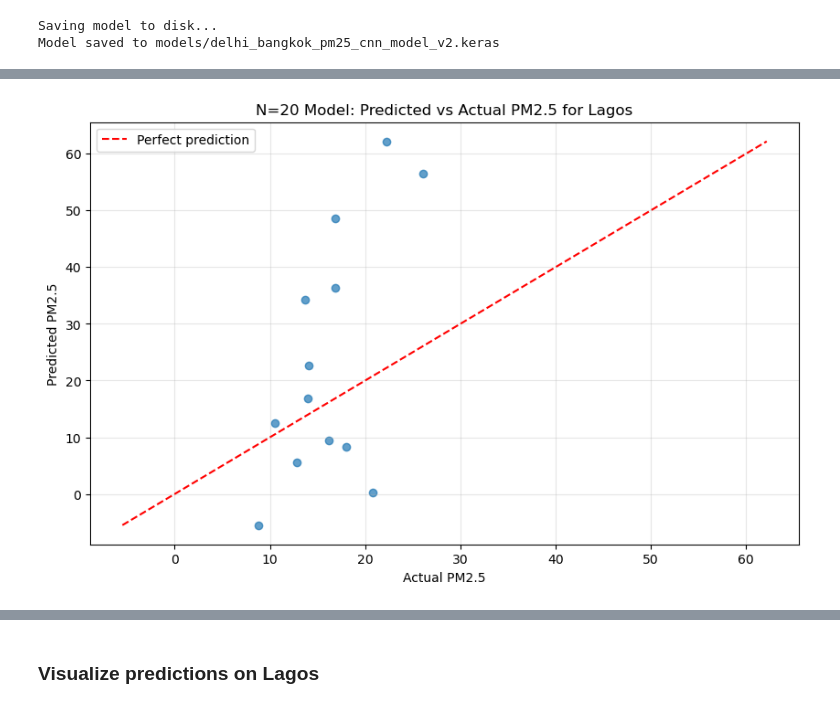
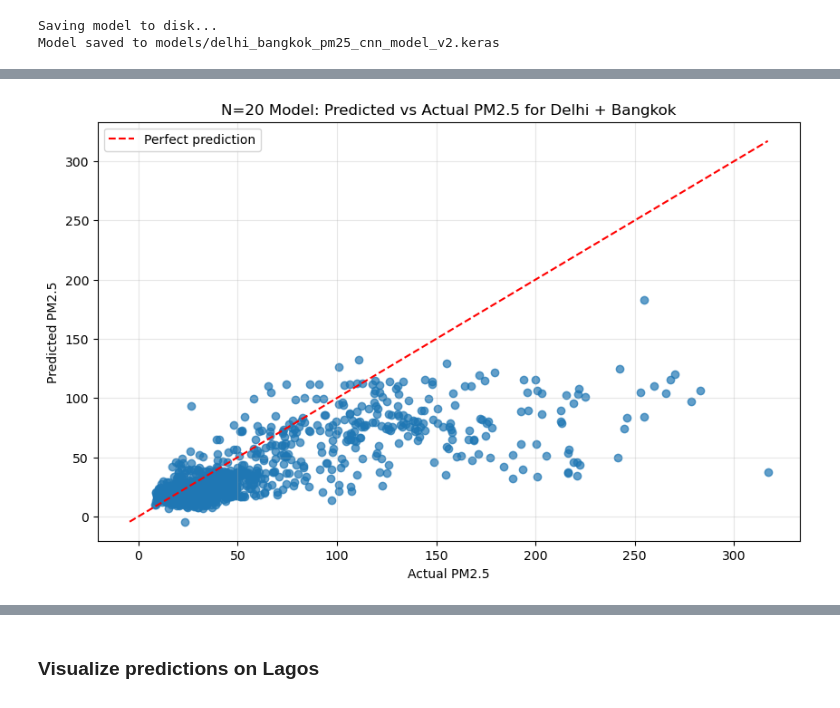
Before and after one commit to sabrinahu5/stat288-final-project, a Jupyter notebook: gee_processing.ipynb, the cells around one changed output, grey strips where cells are left out. Cells and saved outputs as stored; diff of their text form; code cells hidden in the pictures.

```diff
--- a/gee_processing.ipynb
+++ b/gee_processing.ipynb
@@ -665,7 +544,7 @@ train_labels = pd.concat([delhi_labels, bangkok_labels], ignore_index=True)
 # %%
 # Use isoyear and isoweek to merge patches and labels
 
-for df in [train_patches, train_labels, lagos_patches, lagos_labels, accra_patches, accra_labels]:
+for df in [train_patches, train_labels, lagos_patches, lagos_labels, accra_patches, accra_labels, taipei_patches, taipei_labels]:
     df['week_dt'] = pd.to_datetime(df['week'], errors='coerce')
     df['iso_year'] = df['week_dt'].dt.isocalendar().year
     df['iso_week'] = df['week_dt'].dt.isocalendar().week
@@ -690,6 +569,13 @@ lagos_merged = pd.merge(
     on=['sid', 'iso_year', 'iso_week'],
     how='inner'
 )
+
+# Taipei data: for evaluation
+taipei_merged = pd.merge(
+    taipei_patches, taipei_labels,
+    on=['sid', 'iso_year', 'iso_week'],
+    how='inner'
+)
 # %%
 print(len(train_merged))
 print(len(accra_merged))
@@ -908,10 +844,14 @@ for train_idx, test_idx in splitter.split(accra_merged, accra_merged['year']):
     accra_train = accra_merged.iloc[train_idx].reset_index(drop=True)
     accra_test  = accra_merged.iloc[test_idx].reset_index(drop=True)
 
+for train_idx, test_idx in splitter.split(taipei_merged, taipei_merged['year']):
+    taipei_train = taipei_merged.iloc[train_idx].reset_index(drop=True)
+    taipei_test  = taipei_merged.iloc[test_idx].reset_index(drop=True)
+
 print("Accra train size:", len(accra_train))
 print("Accra test size: ", len(accra_test))
-print(accra_train['year'].value_counts(normalize=True))
-print(accra_test['year'].value_counts(normalize=True))
+print("Taipei train size:", len(taipei_train))
+print("Taipei test size: ", len(taipei_test))
 # %% [output]
 Accra train size: 342
 Accra test size:  86
@@ -955,0 +860,2 @@ Performance gap: RMSE difference = -10.81
+# %%
+fractions = [0.01, 0.02, 0.05, 0.1, 0.2, 0.5]
@@ -1081,46 +1168,51 @@ Zero-shot RMSE: 20.131624
 # %%
-# Evaluate the model with N=20 on Lagos data
-
-if n20_model is None:
-    print("No model with N=20 found in results.")
-else:
-    # Prepare Lagos data for prediction
-    X_lagos = np.stack(lagos_merged['patch'].values)
-    y_lagos_true = lagos_merged['pm25_mean'].values
-
+# Evaluate the fraction = 0.2 model on different datasets
+def evaluate_model(model, X, y, dataset_name):
     # Make predictions
-    y_lagos_pred = n20_model.predict(X_lagos)
+    y_pred = model.predict(X).flatten()
 
     # Calculate metrics
-    lagos_rmse = np.sqrt(np.mean((y_lagos_pred.flatten() - y_lagos_true) ** 2))
-    lagos_mae = np.mean(np.abs(y_lagos_pred.flatten() - y_lagos_true))
+    rmse = np.sqrt(np.mean((y_pred - y) ** 2))
+    mae = np.mean(np.abs(y_pred - y))
+    r2 = r2_score(y, y_pred)
 
-    print(f"\nPerformance of N=20 model on Lagos data:")
-    print(f"RMSE: {lagos_rmse:.2f}")
-    print(f"MAE: {lagos_mae:.2f}")
+    print(f"\nPerformance of fraction=0.2 model on {dataset_name}:")
+    print(f"RMSE: {rmse:.2f}")
+    print(f"MAE: {mae:.2f}")
+    print(f"R²: {r2:.2f}")
 
-    # Create a scatter plot of predicted vs actual values
+    # Create a scatter plot
     plt.figure(figsize=(10, 6))
-    plt.scatter(y_lagos_true, y_lagos_pred, alpha=0.7)
+    plt.scatter(y, y_pred, alpha=0.7)
 
     # Add perfect prediction line
-    min_val = min(min(y_lagos_true), min(y_lagos_pred))
-    max_val = max(max(y_lagos_true), max(y_lagos_pred))
+    min_val = min(min(y), min(y_pred))
+    max_val = max(max(y), max(y_pred))
     plt.plot([min_val, max_val], [min_val, max_val], 'r--', label='Perfect prediction')
 
     plt.xlabel('Actual PM2.5')
     plt.ylabel('Predicted PM2.5')
-    plt.title('N=20 Model: Predicted vs Actual PM2.5 for Lagos')
+    plt.title(f'N=20 Model: Predicted vs Actual PM2.5 for {dataset_name}')
     plt.grid(True, alpha=0.3)
     plt.legend()
+    plt.show()
 
-    # Add a table with the predictions
-    results_df = pd.DataFrame({
-        'Actual PM2.5': y_lagos_true,
-        'Predicted PM2.5': y_lagos_pred.flatten(),
-        'Absolute Error': np.abs(y_lagos_pred.flatten() - y_lagos_true)
-    })
+    return rmse, mae, r2
 
-    print("\nPredictions for Lagos data points:")
-    print(results_df)
+# 1. Evaluate on Hold-out Delhi + Bangkok data
+# Combine Delhi and Bangkok data
+evaluate_model(m_accra, X_test, y_test, "Delhi + Bangkok")
+
+# 2. Evaluate on Hold-out Delhi only
+evaluate_model(m_accra, X_delhi, y_delhi, "Delhi only")
+evaluate_model(m_accra, X_bangkok, y_bangkok, "Bangkok only")
+
+# 3. Evaluate on All Taipei
+evaluate_model(m_accra, X_taipei, y_taipei, "Taipei only")
+
+# 4. Evaluate on All Accra
+evaluate_model(m_accra, X_acc, y_acc, "All Accra")
+
+# 5. Evaluate on All Lagos
+evaluate_model(m_accra, X_lagos, y_lagos, "All Lagos")
 # %% [output]
@@ -1144 +1225 @@ Predictions for Lagos data points:
-[figure, old version]
+[figure, new version]
```
Also changed, not shown: parts of 37 cells of this notebook, 13 other files.
